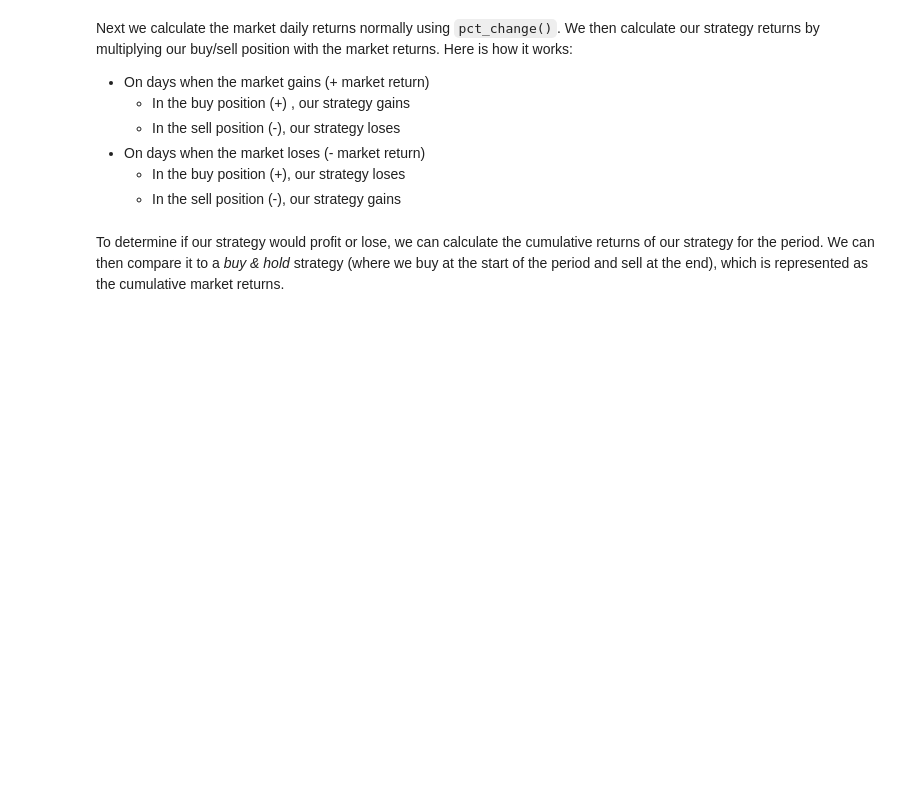
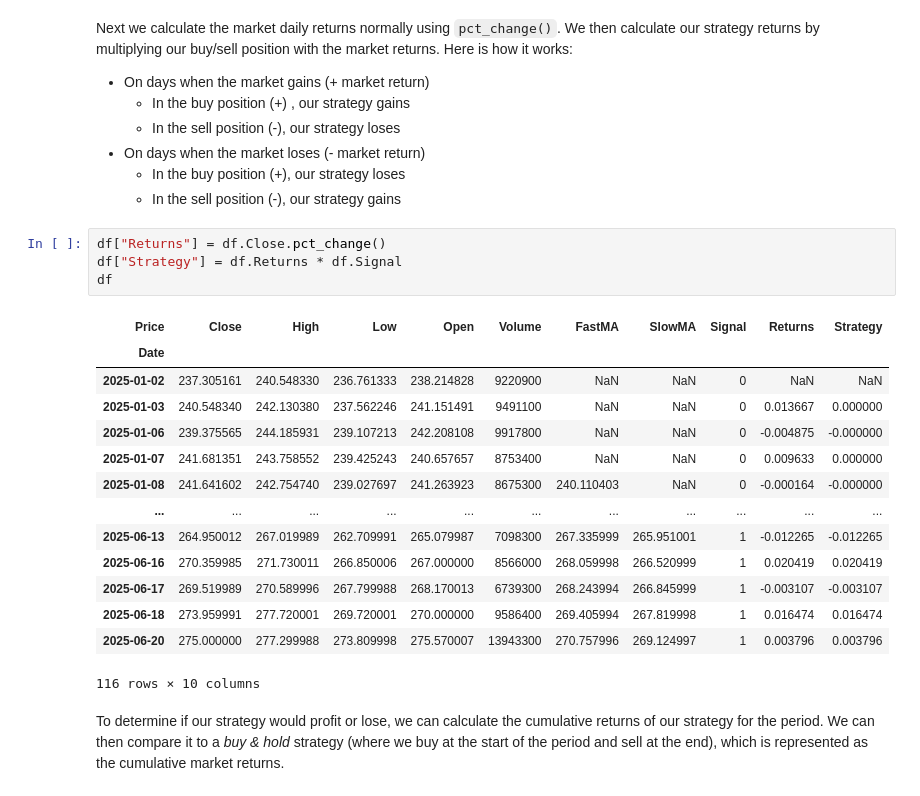
Before and after one commit to Imperial-Business-School/python-for-finance-poonnnt, a Jupyter notebook: 09. Strategies.ipynb, the cells around one changed output. Saved outputs shown, nothing was run; the diff lists cells and outputs as text; blank space fills up the shorter version.

```diff
--- a/09. Strategies.ipynb
+++ b/09. Strategies.ipynb
@@ -117,5 +140,24 @@ Next we calculate the market daily returns normally using `pct_change()`. We the
 - On days when the market loses (- market return)
     - In the buy position (+), our strategy loses
     - In the sell position (-), our strategy gains
+# %%
+df["Returns"] = df.Close.pct_change()
+df["Strategy"] = df.Returns * df.Signal
+df
+# %% [output]
+| Price | Close | High | Low | Open | Volume | FastMA | SlowMA | Signal | Returns | Strategy |
+| Date |  |  |  |  |  |  |  |  |  |  |
+| 2025-01-02 | 237.305161 | 240.548330 | 236.761333 | 238.214828 | 9220900 | NaN | NaN | 0 | NaN | NaN |
+| 2025-01-03 | 240.548340 | 242.130380 | 237.562246 | 241.151491 | 9491100 | NaN | NaN | 0 | 0.013667 | 0.000000 |
+| 2025-01-06 | 239.375565 | 244.185931 | 239.107213 | 242.208108 | 9917800 | NaN | NaN | 0 | -0.004875 | -0.000000 |
+| 2025-01-07 | 241.681351 | 243.758552 | 239.425243 | 240.657657 | 8753400 | NaN | NaN | 0 | 0.009633 | 0.000000 |
+| 2025-01-08 | 241.641602 | 242.754740 | 239.027697 | 241.263923 | 8675300 | 240.110403 | NaN | 0 | -0.000164 | -0.000000 |
+| ... | ... | ... | ... | ... | ... | ... | ... | ... | ... | ... |
+| 2025-06-13 | 264.950012 | 267.019989 | 262.709991 | 265.079987 | 7098300 | 267.335999 | 265.951001 | 1 | -0.012265 | -0.012265 |
+| 2025-06-16 | 270.359985 | 271.730011 | 266.850006 | 267.000000 | 8566000 | 268.059998 | 266.520999 | 1 | 0.020419 | 0.020419 |
+| 2025-06-17 | 269.519989 | 270.589996 | 267.799988 | 268.170013 | 6739300 | 268.243994 | 266.845999 | 1 | -0.003107 | -0.003107 |
+| 2025-06-18 | 273.959991 | 277.720001 | 269.720001 | 270.000000 | 9586400 | 269.405994 | 267.819998 | 1 | 0.016474 | 0.016474 |
+| 2025-06-20 | 275.000000 | 277.299988 | 273.809998 | 275.570007 | 13943300 | 270.757996 | 269.124997 | 1 | 0.003796 | 0.003796 |
+116 rows × 10 columns
 # %% [markdown]
 To determine if our strategy would profit or lose, we can calculate the cumulative returns of our strategy for the period. We can then compare it to a *buy & hold* strategy (where we buy at the start of the period and sell at the end), which is represented as the cumulative market returns.
```
Also changed, not shown: parts of 8 cells of this notebook, 1 other file.
